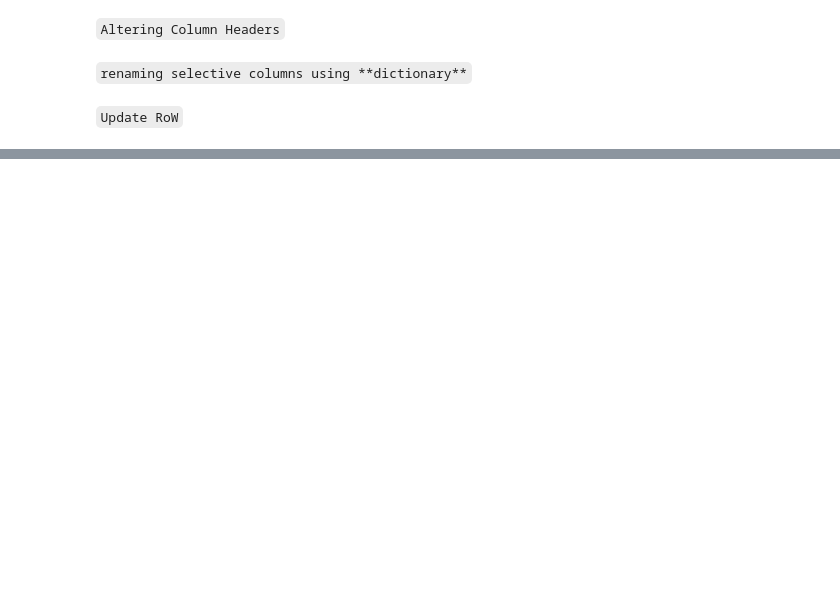
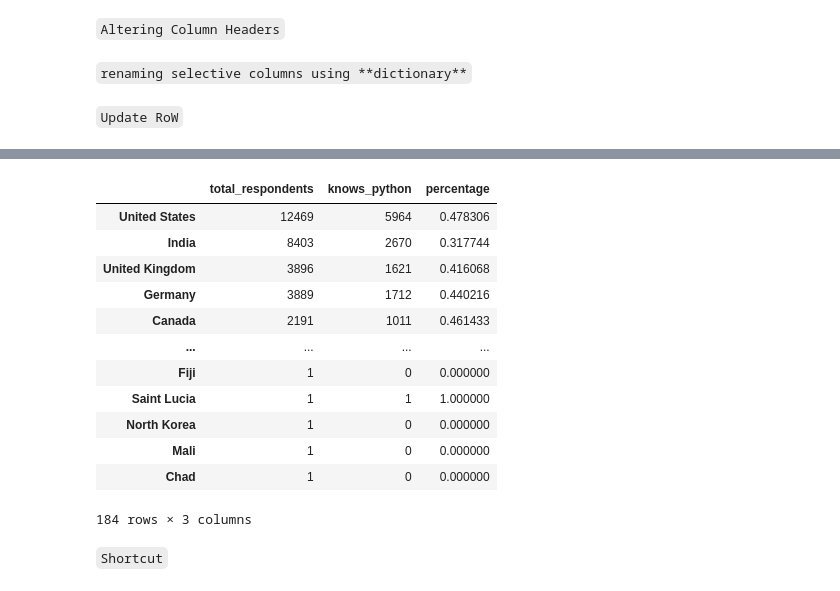
Before and after one commit to shredder47/Pandas-Examples, a Jupyter notebook: Stackoverflow Dataset (Basic Operations Usage).ipynb, the cells around one changed output, grey strips where cells are left out. Cells and saved outputs as stored; diff of their text form; code cells hidden in the pictures; blank space fills up the shorter version.

```diff
--- a/Stackoverflow Dataset (Basic Operations Usage).ipynb
+++ b/Stackoverflow Dataset (Basic Operations Usage).ipynb
@@ -393,0 +772,4 @@ df.loc[indiaFilter,'AGE_IN_YEAR'] = df.loc[indiaFilter,'AGE_IN_YEAR'] + 1
+# %%
+country_uses_python = byCountry['LANGUAGEWORKEDWITH'].apply(lambda series: series.str.contains('Python').sum())
+# %%
+num_res = df['COUNTRY'].value_counts()
@@ -393,0 +791,2 @@ df.loc[indiaFilter,'AGE_IN_YEAR'] = df.loc[indiaFilter,'AGE_IN_YEAR'] + 1
+# %%
+knowsPython = pd.concat([num_res,country_uses_python],axis='columns',sort=False)
@@ -393,0 +809,23 @@ df.loc[indiaFilter,'AGE_IN_YEAR'] = df.loc[indiaFilter,'AGE_IN_YEAR'] + 1
+# %%
+knowsPython['percentage'] = knowsPython['LANGUAGEWORKEDWITH']/knowsPython['COUNTRY']
+# %%
+knowsPython.rename(columns={'COUNTRY' : 'total_respondents',
+                           'LANGUAGEWORKEDWITH':'knows_python'
+                           }
+                  )
+# %% [output]
+|  | total_respondents | knows_python | percentage |
+| United States | 12469 | 5964 | 0.478306 |
+| India | 8403 | 2670 | 0.317744 |
+| United Kingdom | 3896 | 1621 | 0.416068 |
+| Germany | 3889 | 1712 | 0.440216 |
+| Canada | 2191 | 1011 | 0.461433 |
+| ... | ... | ... | ... |
+| Fiji | 1 | 0 | 0.000000 |
+| Saint Lucia | 1 | 1 | 1.000000 |
+| North Korea | 1 | 0 | 0.000000 |
+| Mali | 1 | 0 | 0.000000 |
+| Chad | 1 | 0 | 0.000000 |
+184 rows × 3 columns
+# %% [markdown]
+`Shortcut`
```
Also changed, not shown: parts of 50 cells of this notebook.
